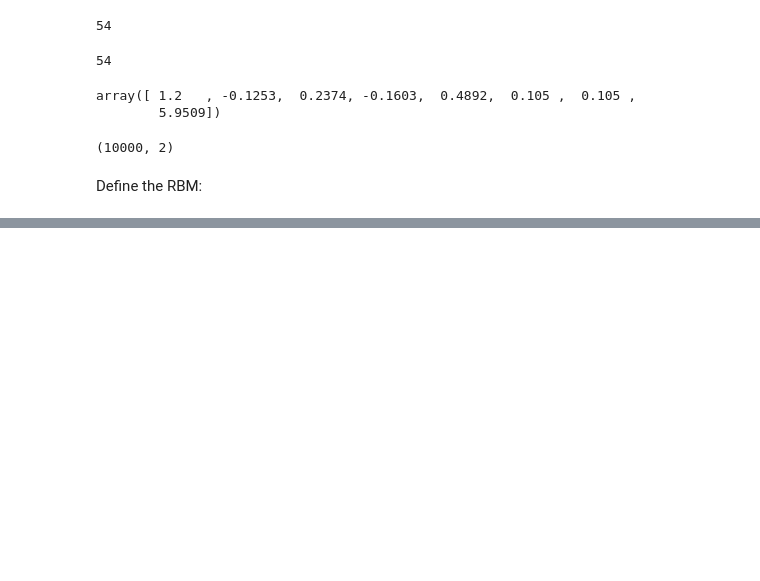
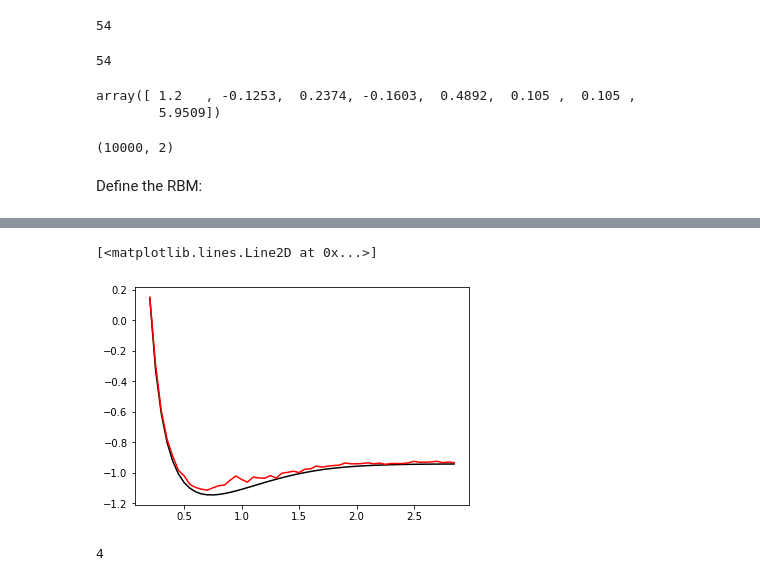
Before and after one commit to VGGatGitHub/CDL-2020-Cohort-Projects, a Jupyter notebook: Task1_v1.ipynb, the cells around one changed output, grey strips where cells are left out. Drawn from its saved outputs; the diff is of its cells as text; code cells hidden in the pictures; blank space fills up the shorter version.

```diff
--- a/Task1_v1.ipynb
+++ b/Task1_v1.ipynb
@@ -195 +367,11 @@ plt.plot(rs, computed_Es,'r')
+# %%
+plt.plot(rs, true_energies,'k')
+plt.plot(rs, computed_Es,'r')
+# %% [output]
+[<matplotlib.lines.Line2D at 0x...>]
+[figure, added]
+# %%
+epochs//printing
+# %% [output]
+4
 # %%
```
Also changed, not shown: parts of 15 cells of this notebook.
